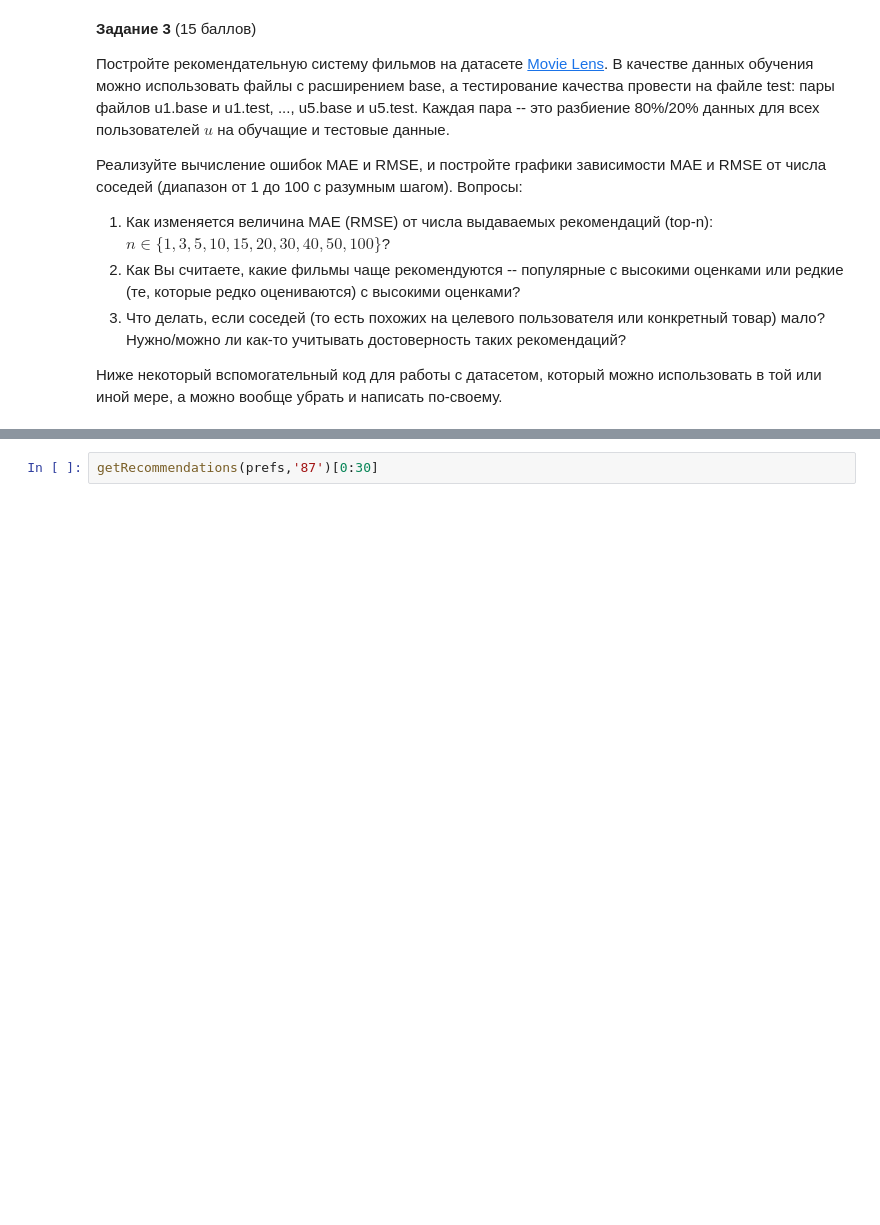
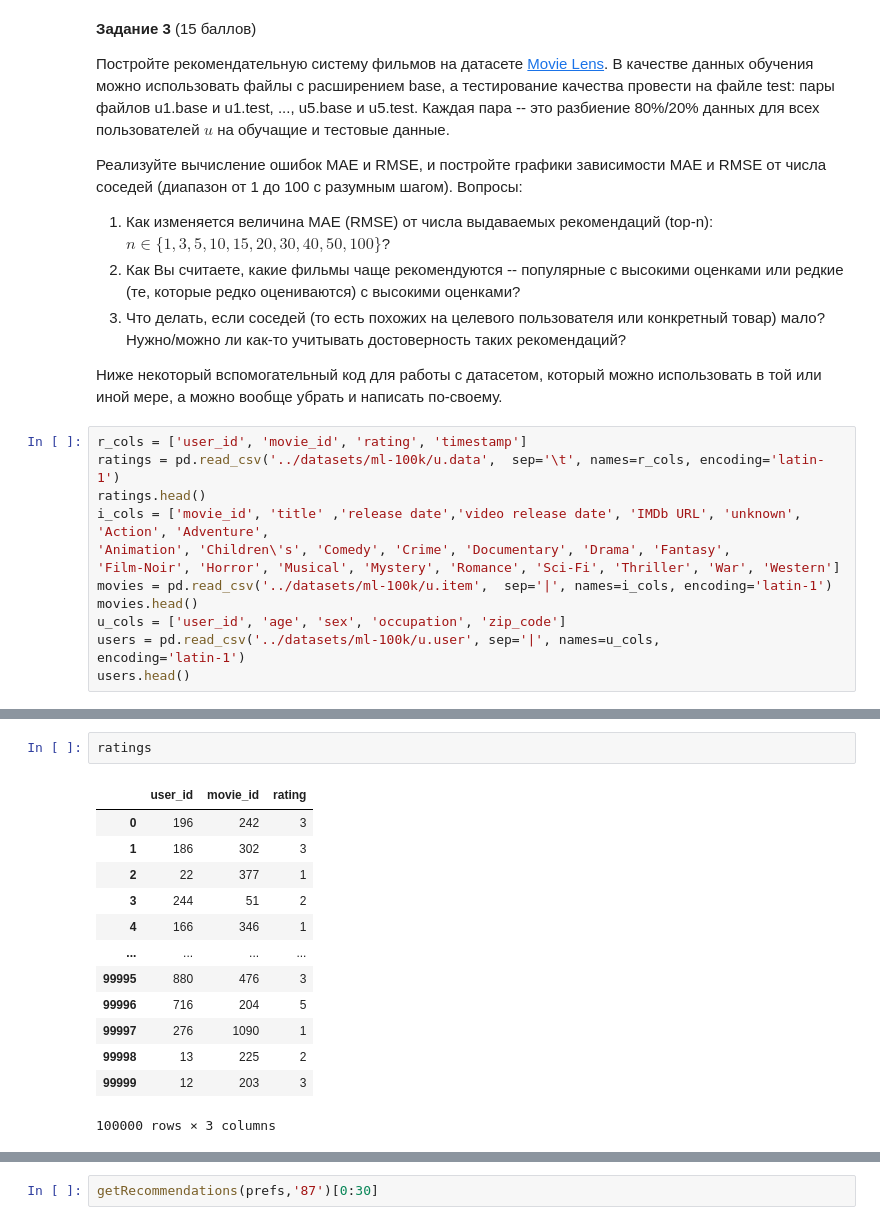
Before and after one commit to amhtj/DL-HSE, a Jupyter notebook: homeworks/sem2_hw1.ipynb, the cells around one changed output, grey strips where cells are left out. Saved outputs shown, nothing was run; the diff lists cells and outputs as text; blank space fills up the shorter version.

Commit message:
Add data and some code for task 3

```diff
--- a/homeworks/sem2_hw1.ipynb
+++ b/homeworks/sem2_hw1.ipynb
@@ -216,3 +216,16 @@ $$= -\frac{n}{2}\nabla_\sigma ln(\sigma^2) - \frac{1}{2}\nabla_sigma \frac{1}{\s
 3. Что делать, если соседей (то есть похожих на целевого пользователя или конкретный товар) мало? Нужно/можно ли как-то учитывать достоверность таких рекомендаций?
 
 Ниже некоторый вспомогательный код для работы с датасетом, который можно использовать в той или иной мере, а можно вообще убрать и написать по-своему.
+# %%
+r_cols = ['user_id', 'movie_id', 'rating', 'timestamp']
+ratings = pd.read_csv('../datasets/ml-100k/u.data',  sep='\t', names=r_cols, encoding='latin-1')
+ratings.head()
+i_cols = ['movie_id', 'title' ,'release date','video release date', 'IMDb URL', 'unknown', 'Action', 'Adventure',
+'Animation', 'Children\'s', 'Comedy', 'Crime', 'Documentary', 'Drama', 'Fantasy',
+'Film-Noir', 'Horror', 'Musical', 'Mystery', 'Romance', 'Sci-Fi', 'Thriller', 'War', 'Western']
+movies = pd.read_csv('../datasets/ml-100k/u.item',  sep='|', names=i_cols, encoding='latin-1')
+movies.head()
+u_cols = ['user_id', 'age', 'sex', 'occupation', 'zip_code']
+users = pd.read_csv('../datasets/ml-100k/u.user', sep='|', names=u_cols,
+encoding='latin-1')
+users.head()
@@ -219 +239,17 @@ $$= -\frac{n}{2}\nabla_\sigma ln(\sigma^2) - \frac{1}{2}\nabla_sigma \frac{1}{\s
+# %%
+ratings
+# %% [output]
+|  | user_id | movie_id | rating |
+| 0 | 196 | 242 | 3 |
+| 1 | 186 | 302 | 3 |
+| 2 | 22 | 377 | 1 |
+| 3 | 244 | 51 | 2 |
+| 4 | 166 | 346 | 1 |
+| ... | ... | ... | ... |
+| 99995 | 880 | 476 | 3 |
+| 99996 | 716 | 204 | 5 |
+| 99997 | 276 | 1090 | 1 |
+| 99998 | 13 | 225 | 2 |
+| 99999 | 12 | 203 | 3 |
+100000 rows × 3 columns
 # %%
```
Also changed, not shown: parts of 5 cells of this notebook, 23 other files.
